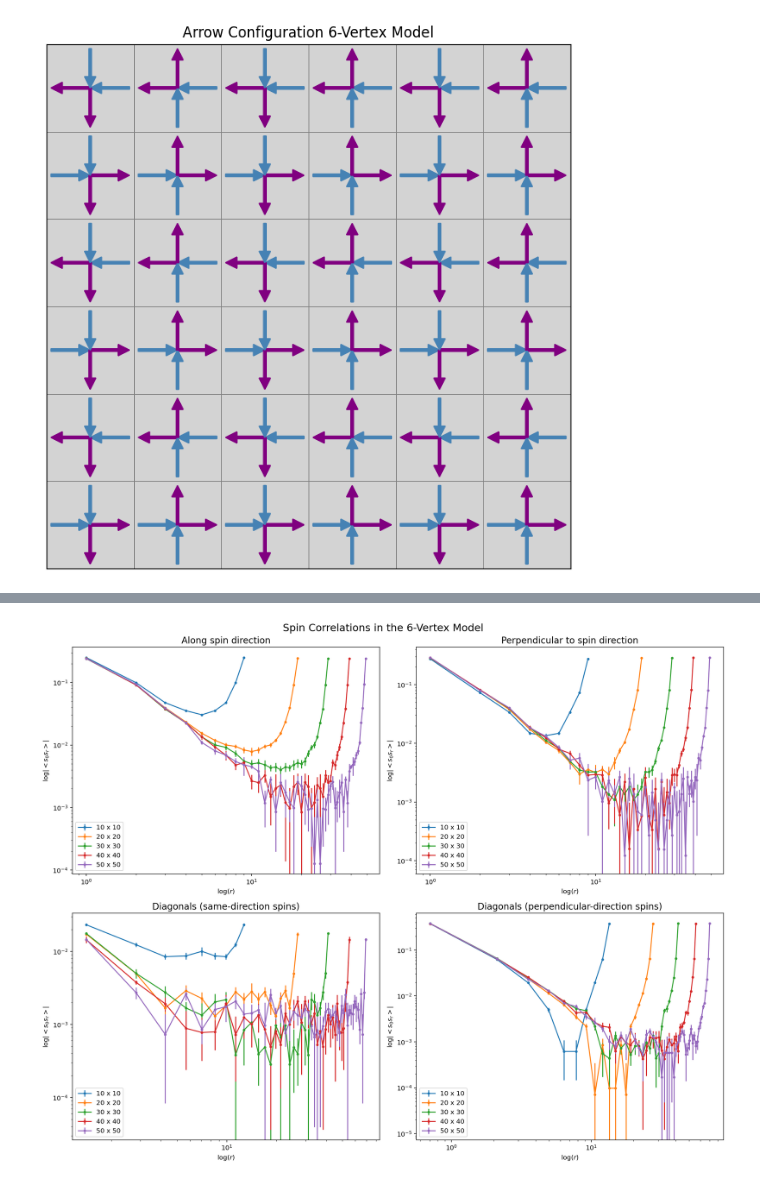
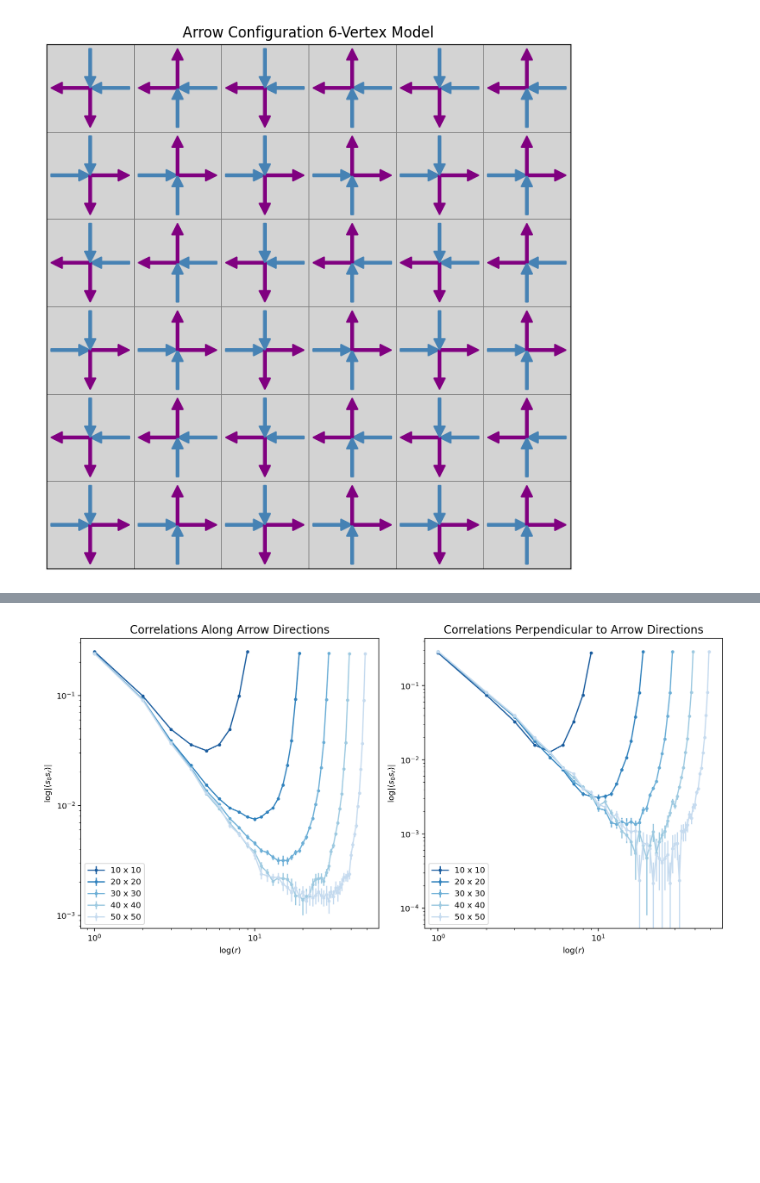
Before and after one commit to MrHighsenberg/Worm-Algorithm-6-Vertex-Model, a Jupyter notebook: Worm_Algorithm_for_6-vertex_model.ipynb, the cells around one changed output, grey strips where cells are left out. Saved outputs shown, nothing was run; the diff lists cells and outputs as text; code cells hidden in the pictures; blank space fills up the shorter version.

```diff
--- a/Worm_Algorithm_for_6-vertex_model.ipynb
+++ b/Worm_Algorithm_for_6-vertex_model.ipynb
@@ -253,10 +252,10 @@ class six_vertex_model(object):
         Errors are decreased using translational & rotational invariance.
 
         Return (corr == 'all'):
-            1) corr_hor_hor : horizontal correlations of horizontal arrows.
-            2) corr_ver_ver : vertical correlations of vertical arrows.
-            3) corr_ver_hor : vertical correlations of horizontal arrows.
-            4) corr_hor_ver : horizontal correlations of vertical arrows.
+            1) corr_hor_hor : correlations between horizontal arrows along horizontal direction.
+            2) corr_ver_ver : correlations between vertical arrows along vertical direction.
+            3) corr_ver_hor : correlations between horizontal arrows along vertical direction.
+            4) corr_hor_ver : correlations between vertical arrows along horizontal direction.
 
         Due to rotational invariance:
         - 1) & 2) should be the same.
@@ -475,68 +476,68 @@ plt.show()
 # %%
-# Plot correlations for multiple lattice sizes using 'final' data in subplot format
 Ls = [10, 20, 30, 40, 50]
 params = {
-    10: {'Ni': 1000, 'Nbins': 20},
-    20: {'Ni': 800, 'Nbins': 15},
-    30: {'Ni': 600, 'Nbins': 10},
-    40: {'Ni': 400, 'Nbins': 8},
-    50: {'Ni': 300,  'Nbins': 6}
+    10: {'Ni': 4000, 'Nbins': 80},
+    20: {'Ni': 3200, 'Nbins': 60},
+    30: {'Ni': 2400, 'Nbins': 40},
+    40: {'Ni': 1600, 'Nbins': 32},
+    50: {'Ni': 1200, 'Nbins': 24}
 }
-corr_type = 'final'  # all, final
+corr_type = 'final'
 
 Rs = [np.arange(1, L) for L in Ls]
-Rsd = [np.sqrt(1/2) * np.arange(1, 2*L) for L in Ls]  # diagonal
 end = None
 
-# Create plots directory if it doesn't exist
+# Define different blue colors
+colors = ['#1a5c9e', '#3182bd', '#6baed6', '#9ecae1', '#c6dbef']
+
+# Create plots directory if non existent
 os.makedirs('plots', exist_ok=True)
 
 # Create subplot figure
-fig, axes = plt.subplots(2, 2, figsize=(15, 12), dpi=144)
-fig.suptitle('Arrow Correlations in the 6-Vertex Model', fontsize=16)
+fig, axes = plt.subplots(1, 2, figsize=(12, 6), dpi=144)
 
-# Plot 1: Along arrow direction
+# Correlations along arrow directions
 for i, L in enumerate(Ls):
     Ni = params[L]['Ni']
     Nbins = params[L]['Nbins']
     Niter = Ni * Nbins
 
-    data = np.load('data/L%s_N%s_%sx%sbins_%s.npz' % (L, Niter, Ni, Nbins, corr_type))
+    data = np.load(f'data/L{L}_N{Niter}_{Ni}x{Nbins}bins_{corr_type}.npz')
     corr_along = data['corr_along']
     err_along = data['err_along']
 
-    axes[0,0].errorbar(Rs[i][:end], np.abs(corr_along[:end]), err_along[:end],
-                       fmt='.-', label='%s x %s' % (L, L))
+    axes[0].errorbar(Rs[i][:end], np.abs(corr_along[:end]), err_along[:end],
+                     fmt='.-', color=colors[i], label=f'{L} x {L}')
 
-axes[0,0].set_title('Along arrow direction', fontsize=14)
-axes[0,0].set_xlabel('$\\log(r)$', fontsize=10)
-axes[0,0].set_ylabel('$\\log|<s_0 s_r>|$', fontsize=10)
-axes[0,0].set_xscale('log')
-axes[0,0].set_yscale('log')
-axes[0,0].legend()
+axes[0].set_title('Correlations Along Arrow Directions', fontsize=14)
+axes[0].set_xlabel('$\\log(r)$', fontsize=10)
+axes[0].set_ylabel('$\\log |\\langle s_0 s_r \\rangle|$', fontsize=10)
+axes[0].set_xscale('log')
+axes[0].set_yscale('log')
+axes[0].legend()
 
-# Plot 2: Perpendicular to arrow direction
+# Correlations perpendicular to arrow directions
 for i, L in enumerate(Ls):
     Ni = params[L]['Ni']
     Nbins = params[L]['Nbins']
     Niter = Ni * Nbins
 
-    data = np.load('data/L%s_N%s_%sx%sbins_%s.npz' % (L, Niter, Ni, Nbins, corr_type))
+    data = np.load(f'data/L{L}_N{Niter}_{Ni}x{Nbins}bins_{corr_type}.npz')
     corr_prep = data['corr_prep']
     err_prep = data['err_prep']
 
-    axes[0,1].errorbar(Rs[i][:end], np.abs(corr_prep[:end]), err_prep[:end],
-                       fmt='.-', label='%s x %s' % (L, L))
+    axes[1].errorbar(Rs[i][:end], np.abs(corr_prep[:end]), err_prep[:end],
+                     fmt='.-', color=colors[i], label=f'{L} x {L}')
 
-axes[0,1].set_title('Perpendicular to arrow direction', fontsize=14)
-axes[0,1].set_xlabel('$\\log(r)$', fontsize=10)
-axes[0,1].set_ylabel('$\\log |<s_0 s_r>|$', fontsize=10)
-axes[0,1].set_xscale('log')
-axes[0,1].set_yscale('log')
-axes[0,1].legend()
+axes[1].set_title('Correlations Perpendicular to Arrow Directions', fontsize=14)
+axes[1].set_xlabel('$\\log(r)$', fontsize=10)
+axes[1].set_ylabel('$\\log |\\langle s_0 s_r \\rangle|$', fontsize=10)
+axes[1].set_xscale('log')
+axes[1].set_yscale('log')
+axes[1].legend()
 
 plt.tight_layout()
 plt.savefig('plots/all_final_correlations_subplots.png')
 plt.show()
 # %% [output]
-[figure, old version]
+[figure, new version]
```
Also changed, not shown: parts of 7 cells of this notebook, 13 other files.
